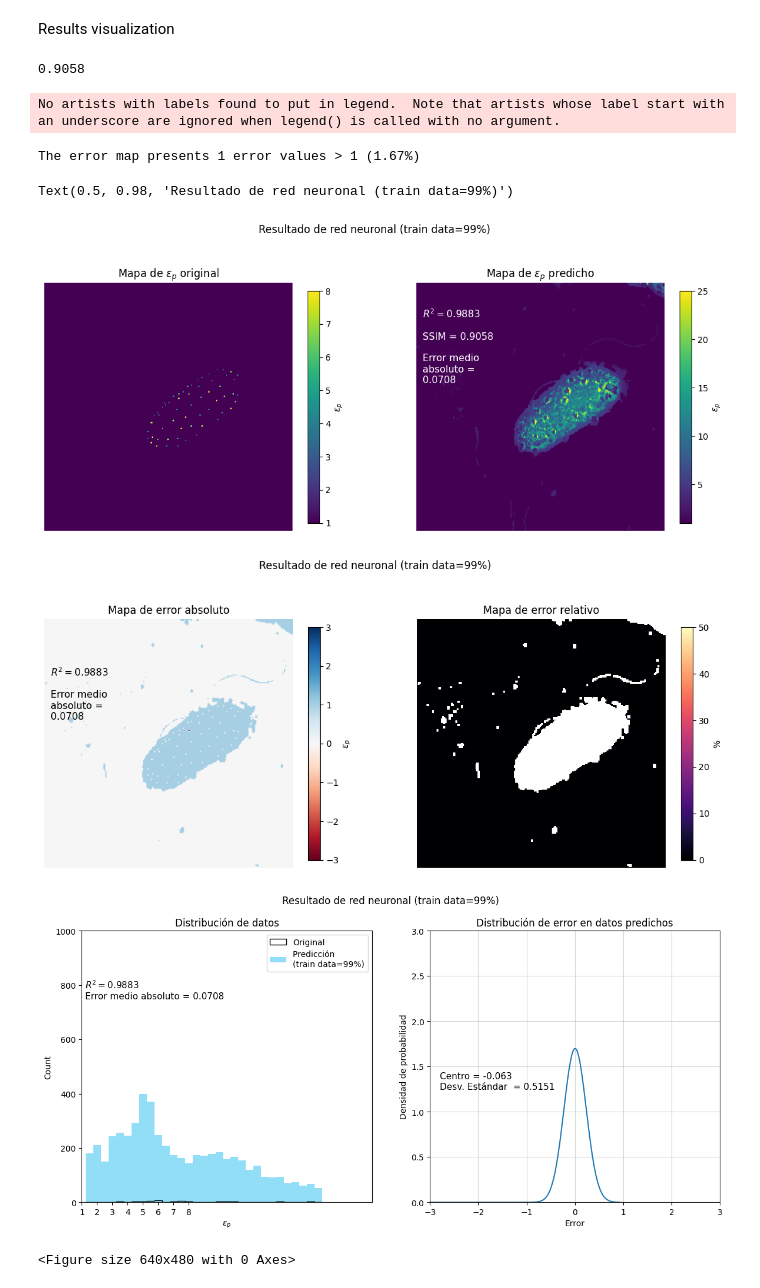
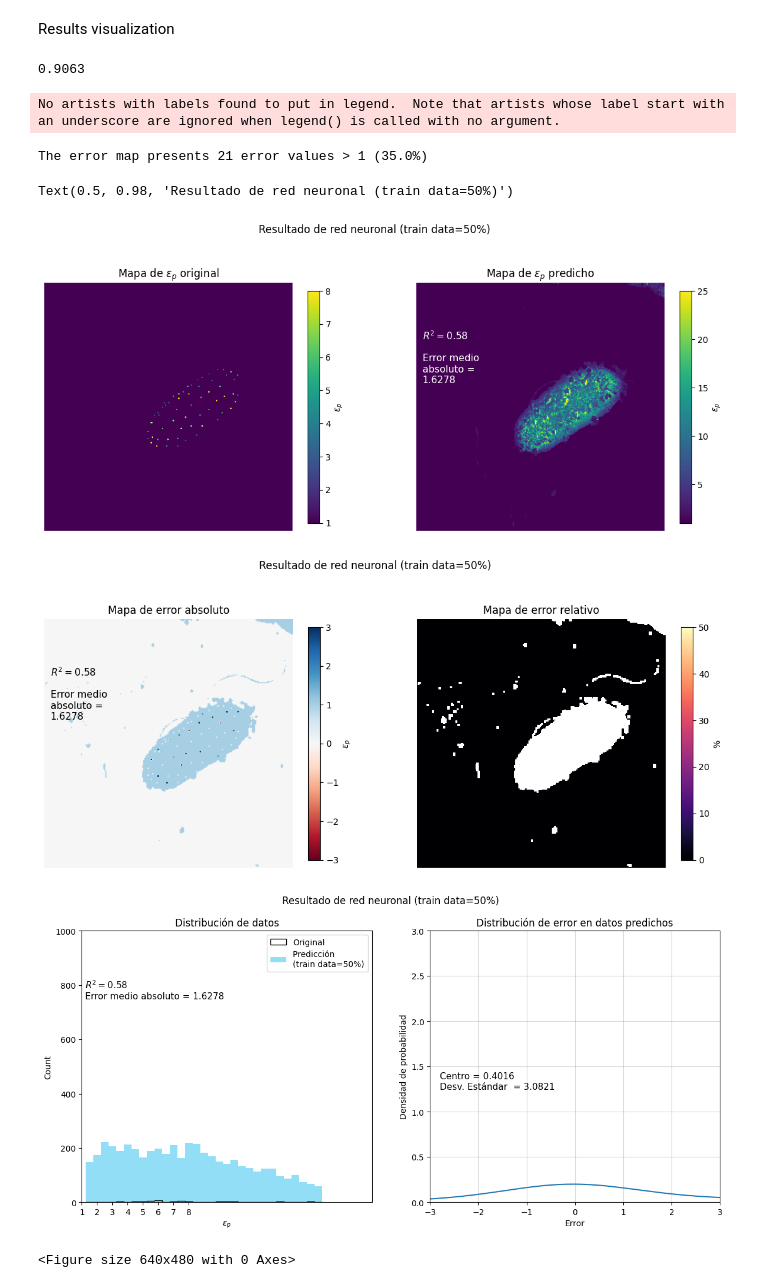
Before and after one commit to mcanoibec/fast_smart_scanning, a Jupyter notebook: work_directory/other_examples/NN_con masks_new_format.ipynb, the cells around one changed output. Drawn from its saved outputs; the diff is of its cells as text; code cells hidden in the pictures.

```diff
--- a/work_directory/other_examples/NN_con masks_new_format.ipynb
+++ b/work_directory/other_examples/NN_con masks_new_format.ipynb
@@ -44,7 +44,7 @@ newcmp = ListedColormap(newcolors)
 del black, newcolors, viridis
 # %%
 #Constant Setup
-pctg=99
+pctg=50
 
 
 cutout_size=33
@@ -441,7 +445,7 @@ pcm=ax.imshow(full_img_roi, vmin=1, vmax=25)
 ax.axis("off")
 plt.colorbar(pcm, shrink=0.8, label="$ε_{p}$")
 ax.set_title("Mapa de $ε_p$ predicho")
-ax.text(5, 90, "$R^2 = $"+str(rsqr_cell)+"\n\nSSIM = "+str(ssim)+"\n\nError medio\nabsoluto = \n"+str(np.round(mae_cell, decimals=4)), fontsize=11, color="#fff")
+ax.text(5, 90, "$R^2 = $"+str(rsqr_cell)+"\n\nError medio\nabsoluto = \n"+str(np.round(mae_cell, decimals=4)), fontsize=11, color="#fff")#"\n\nSSIM = "+str(ssim)+
 
 fig1.suptitle("Resultado de red neuronal (train data="+str(pctg)+"%)")
 
@@ -474,39 +478,39 @@ ax.set_xticks(xaxis)
 ax.set_xlim([1,20])
 ax.set_ylim([0,1000])
 ax.set_title("Distribución de datos")
 ax.legend(["Original","Predicción \n(train data="+str(pctg)+"%)"])
 ax.set_xlabel("$ε_{p}$")
 ax.set_ylabel("Count")
 ax.text(1.2, 750, "$R^2 = $"+str(rsqr_cell)+"\nError medio absoluto = "+str(np.round(mae_cell, decimals=4)), fontsize=11, color="#000")
 
 
 
 thresh=1
 print("The error map presents "+str(len(error_map[abs(error_map)>thresh]))+" error values > "+str(thresh)+" ("+str(np.round((len(error_map[abs(error_map)>thresh])/len(y_cell))*100, decimals=2))+"%)")
 plt.figure()
 err=pd.DataFrame(np.subtract(res_cell,y_cell))
 ax=fig3.add_subplot(1,2,2)
 ax = sns.kdeplot(data=err, ax=ax)
 legend=ax.legend()
 legend.remove()
 ax.set_title("Distribución de error en datos predichos")
 ax.set_xlabel("Error")
 ax.set_ylabel("Densidad de probabilidad")
 ax.set_xlim((-3,3))
 ax.set_ylim((0,3))
 ax.grid('on', alpha=0.5)
 err_mean, err_std=norm.fit(err)
 ax.text(-2.8, 1.25, "Centro = "+str(np.round(err_mean, decimals=4))+"\nDesv. Estándar  = "+str(np.round(err_std, decimals=4)), fontsize=11, color="#000")
 
 fig3.suptitle("Resultado de red neuronal (train data="+str(pctg)+"%)")
 # %% [output]
-0.9058
+0.9063
 No artists with labels found to put in legend.  Note that artists whose label start with an underscore are ignored when legend() is called with no argument.
-The error map presents 1 error values > 1 (1.67%)
+The error map presents 21 error values > 1 (35.0%)
-Text(0.5, 0.98, 'Resultado de red neuronal (train data=99%)')
+Text(0.5, 0.98, 'Resultado de red neuronal (train data=50%)')
-[figure, old version]
+[figure, new version]
-[figure, old version]
+[figure, new version]
-[figure, old version]
+[figure, new version]
 <Figure size 640x480 with 0 Axes>
 # %%
 export=0
```
Also changed, not shown: parts of 4 cells of this notebook, 15 other files.
